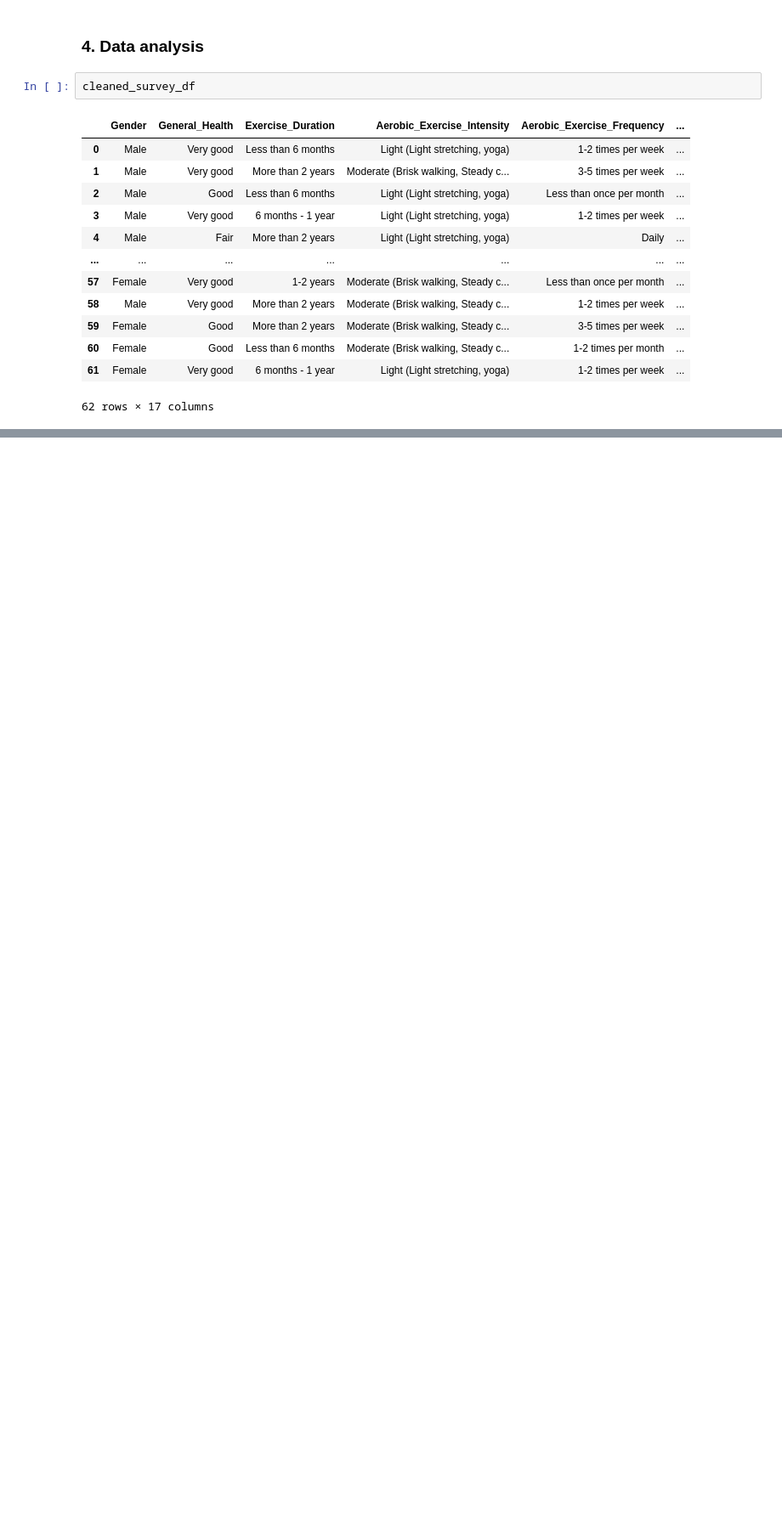
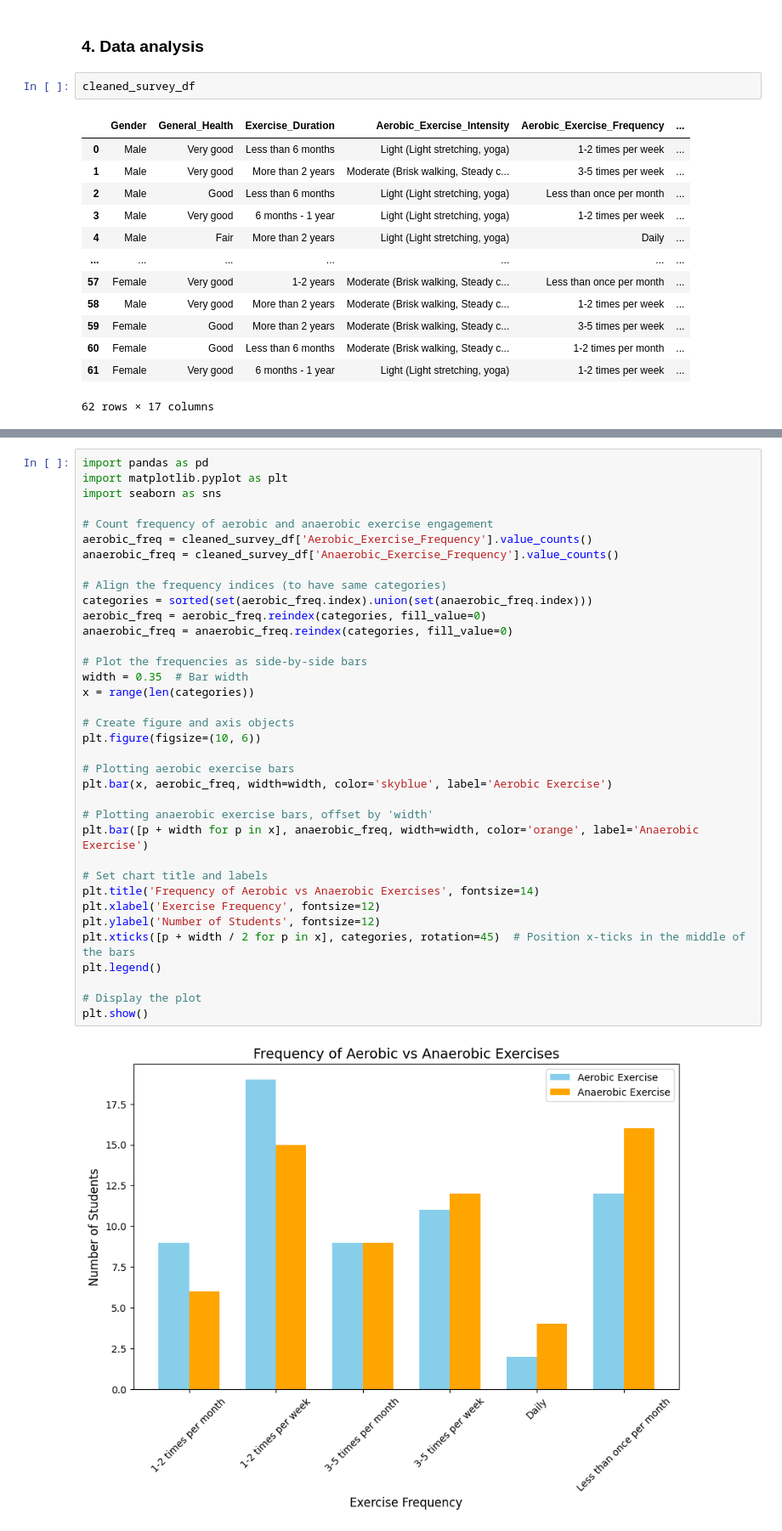
Before and after one commit to Aaron2k02/physical-activity-mental-health-research, a Jupyter notebook: notebook/02_data_analysis.ipynb, the cells around one changed output, grey strips where cells are left out. Shown: that part at 85% size. Saved outputs shown, nothing was run; the diff lists cells and outputs as text; blank space fills up the shorter version.

```diff
--- a/notebook/02_data_analysis.ipynb
+++ b/notebook/02_data_analysis.ipynb
@@ -50,0 +55,38 @@ cleaned_survey_df
+# %%
+import pandas as pd
+import matplotlib.pyplot as plt
+import seaborn as sns
+
+# Count frequency of aerobic and anaerobic exercise engagement
+aerobic_freq = cleaned_survey_df['Aerobic_Exercise_Frequency'].value_counts()
+anaerobic_freq = cleaned_survey_df['Anaerobic_Exercise_Frequency'].value_counts()
+
+# Align the frequency indices (to have same categories)
+categories = sorted(set(aerobic_freq.index).union(set(anaerobic_freq.index)))
+aerobic_freq = aerobic_freq.reindex(categories, fill_value=0)
+anaerobic_freq = anaerobic_freq.reindex(categories, fill_value=0)
+
+# Plot the frequencies as side-by-side bars
+width = 0.35  # Bar width
+x = range(len(categories))
+
+# Create figure and axis objects
+plt.figure(figsize=(10, 6))
+
+# Plotting aerobic exercise bars
+plt.bar(x, aerobic_freq, width=width, color='skyblue', label='Aerobic Exercise')
+
+# Plotting anaerobic exercise bars, offset by 'width'
+plt.bar([p + width for p in x], anaerobic_freq, width=width, color='orange', label='Anaerobic Exercise')
+
+# Set chart title and labels
+plt.title('Frequency of Aerobic vs Anaerobic Exercises', fontsize=14)
+plt.xlabel('Exercise Frequency', fontsize=12)
+plt.ylabel('Number of Students', fontsize=12)
+plt.xticks([p + width / 2 for p in x], categories, rotation=45)  # Position x-ticks in the middle of the bars
+plt.legend()
+
+# Display the plot
+plt.show()
+# %% [output]
+[figure, added]
```
Also changed, not shown: parts of 8 cells of this notebook.
